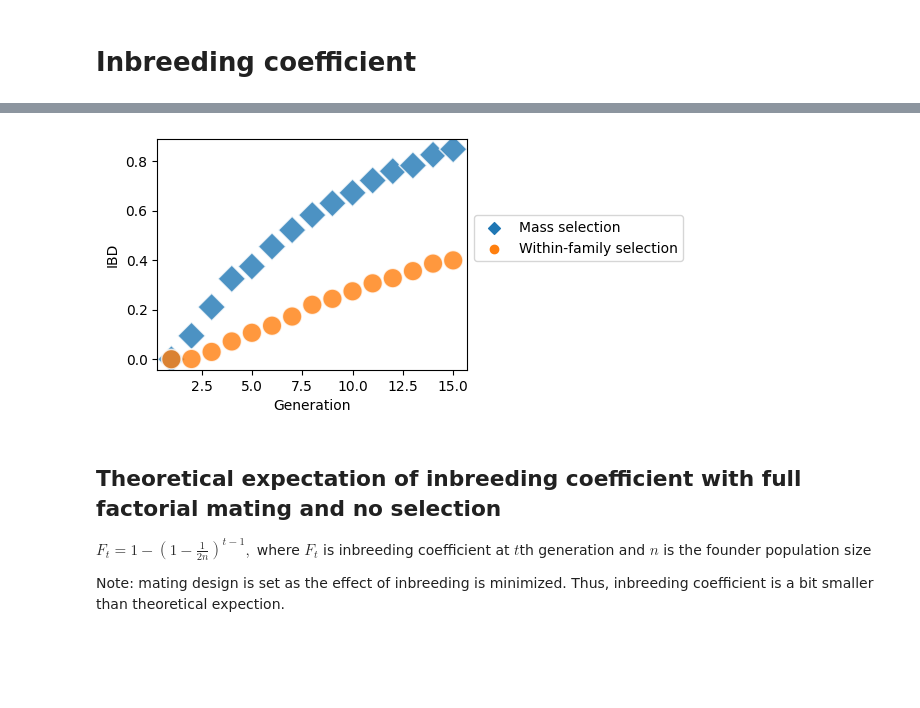
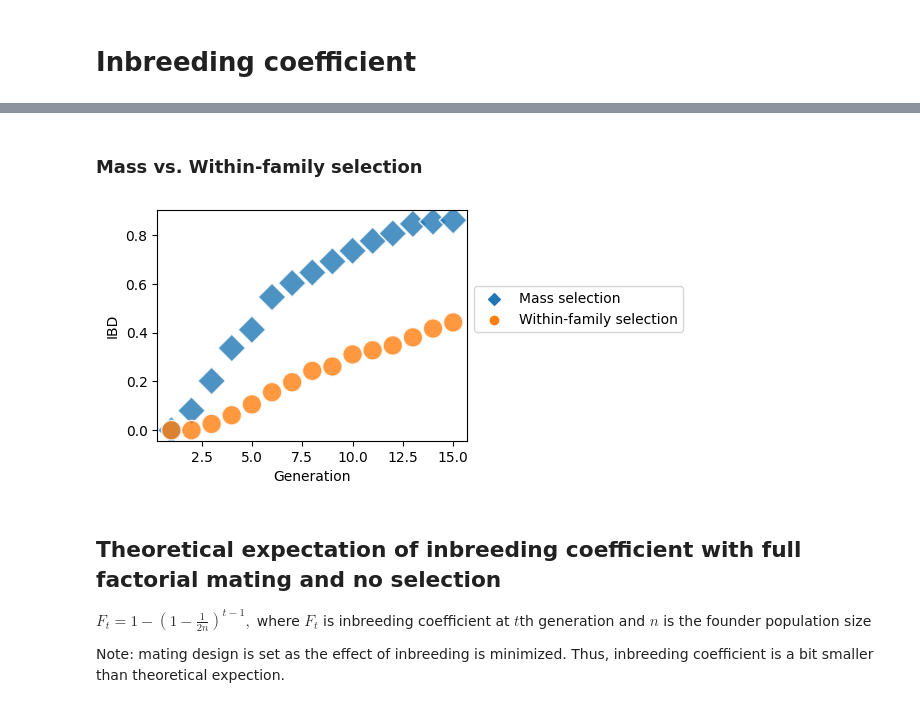
Before and after one commit to showhey0119/aquabreeding, a Jupyter notebook: aquabreeding_tutorial.ipynb, the cells around one changed output, grey strips where cells are left out. Drawn from its saved outputs; the diff is of its cells as text; code cells hidden in the pictures; blank space fills up the shorter version.

```diff
--- a/aquabreeding_tutorial.ipynb
+++ b/aquabreeding_tutorial.ipynb
@@ -438,3 +451,5 @@ hist_3g(df1, g_max, 'IBD')
+# %% [markdown]
+### Mass vs. Within-family selection
 # %%
 # CAUSION: it takes minutes
 # Phenotype changes with mass and within-family-selection
@@ -481,35 +496,35 @@ for i in range(n_rep):
                            effect_var=0.08,
                            residual_var=0.12)
     aqua.snp_standard()
     aqua.mating_design(cross_design='1x2')
 
     for g in range(g_max):
         aqua.mating()
         aqua.breeding_value(blup='ABLUP')
 
         # get phenotype data
         tmp_p = aqua.get_ibd()
         record = pd.DataFrame([[np.mean(tmp_p), g, 'Within-family selection']], columns=cols)
         df1 = pd.concat([df1, record], ignore_index=True)
 
         if g == g_max-1:
             break
-        aqua.selection(target='bv', method='within-family')
+        aqua.selection(target='bv', method='within-family', top_prop=1.0)
 
 cols = ['Generation', 'IBD', 'tag']
 df2 = pd.DataFrame(index=[], columns=cols)
 for g in range(g_max):
     for j in ['Mass selection', 'Within-family selection']:
         tmp = df1[(df1['Generation']==g) & (df1['tag']==j)]
         mean_phe = np.mean(tmp['IBD'])
         record = pd.DataFrame([[g+1, mean_phe, j]], columns=cols)
         df2 = pd.concat([df2, record], ignore_index=True)
 fig, ax = plt.subplots(figsize = (4, 3))
 sns.scatterplot(x="Generation", y="IBD", hue="tag", style='tag', markers=('D', 'o'), s=200, alpha=0.8, data=df2, ax=ax)
 plt.legend(loc=2, bbox_to_anchor=(1, 0.7))
 plt.show()
 # %% [output]
-[figure, old version]
+[figure, new version]
 # %% [markdown]
 ## Theoretical expectation of inbreeding coefficient with full factorial mating and no selection
 $F_{t} = 1 - \left(1 - \frac{1}{2n}\right)^{t-1},$
```
Also changed, not shown: parts of 11 cells of this notebook.
